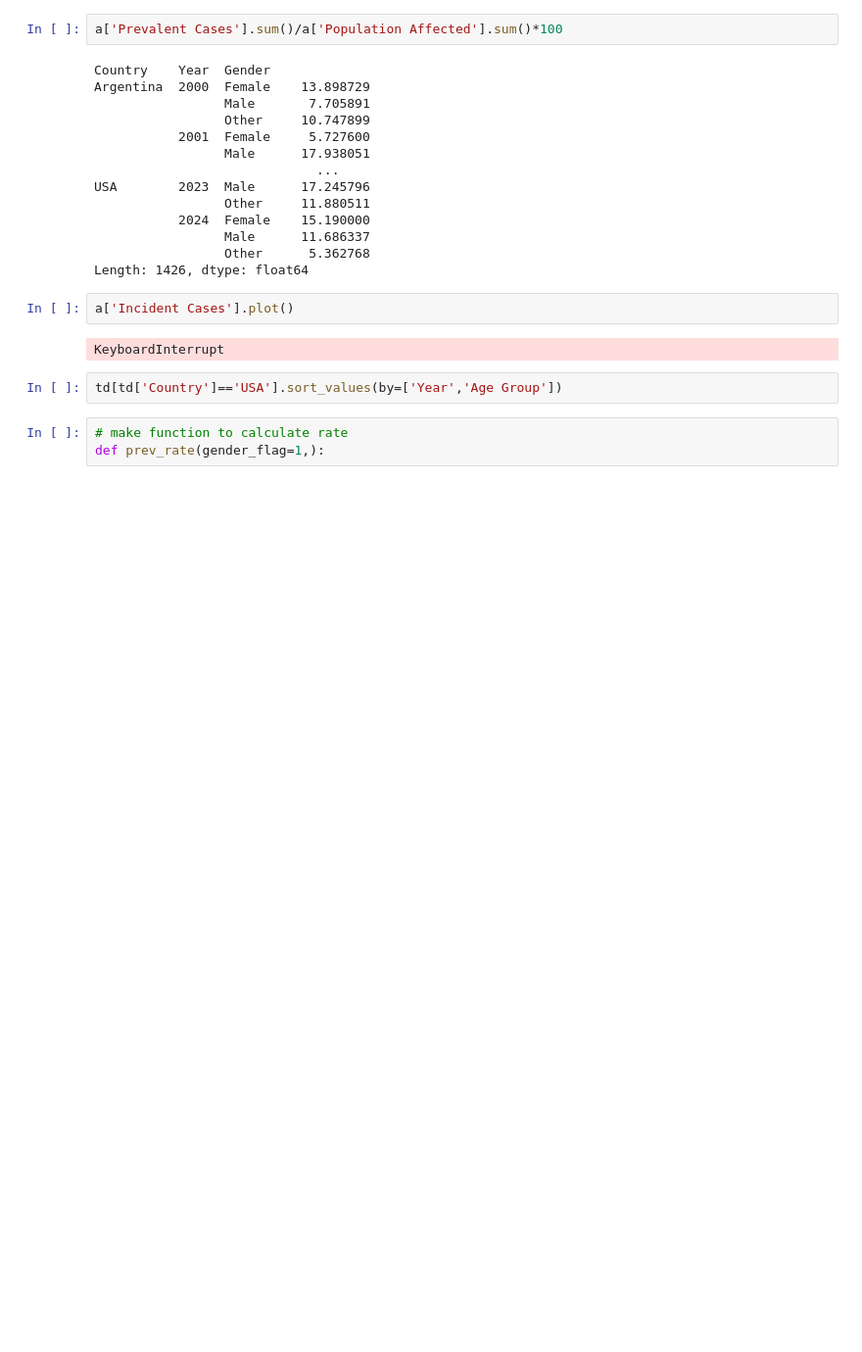
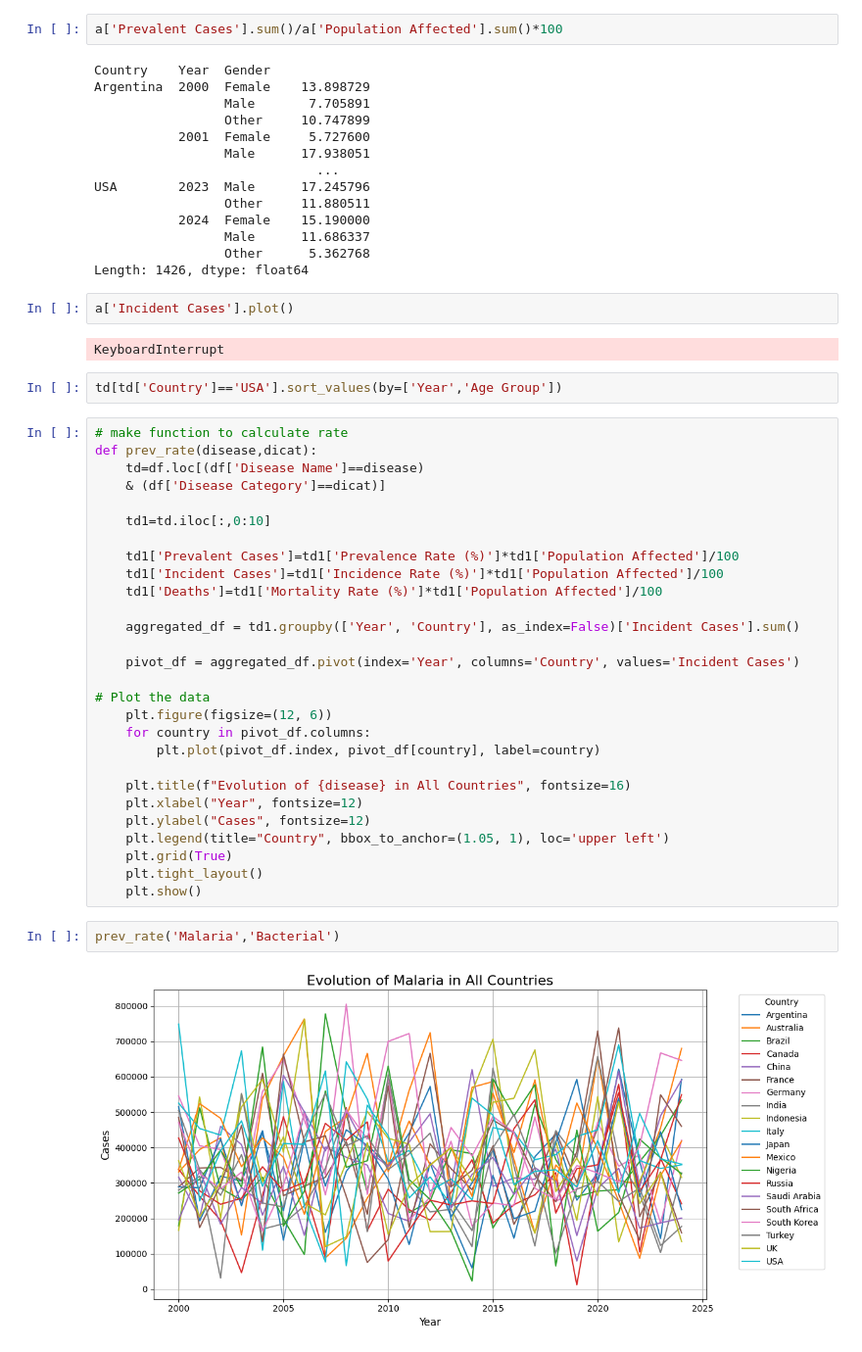
Before and after one commit to jojoroy/diseasedata, a Jupyter notebook: data-analysis-on-global-health-statistics-dataset.ipynb, the cells around one changed output. Shown at 98% size. Drawn from its saved outputs; the diff is of its cells as text; blank space fills up the shorter version.

Commit message:
Kaggle Notebook | Data Analysis on Global Health Statistics Dataset | Version 4 function made

```diff
--- a/data-analysis-on-global-health-statistics-dataset.ipynb
+++ b/data-analysis-on-global-health-statistics-dataset.ipynb
@@ -234,6 +234,35 @@ a['Incident Cases'].plot()
 KeyboardInterrupt
 # %%
 td[td['Country']=='USA'].sort_values(by=['Year','Age Group'])
-# %%
-# make function to calculate rate
-def prev_rate(gender_flag=1,):
+# %%
+# make function to calculate rate
+def prev_rate(disease,dicat):
+    td=df.loc[(df['Disease Name']==disease)
+    & (df['Disease Category']==dicat)]
+
+    td1=td.iloc[:,0:10]
+
+    td1['Prevalent Cases']=td1['Prevalence Rate (%)']*td1['Population Affected']/100
+    td1['Incident Cases']=td1['Incidence Rate (%)']*td1['Population Affected']/100
+    td1['Deaths']=td1['Mortality Rate (%)']*td1['Population Affected']/100
+
+    aggregated_df = td1.groupby(['Year', 'Country'], as_index=False)['Incident Cases'].sum()
+
+    pivot_df = aggregated_df.pivot(index='Year', columns='Country', values='Incident Cases')
+
+# Plot the data
+    plt.figure(figsize=(12, 6))
+    for country in pivot_df.columns:
+        plt.plot(pivot_df.index, pivot_df[country], label=country)
+
+    plt.title(f"Evolution of {disease} in All Countries", fontsize=16)
+    plt.xlabel("Year", fontsize=12)
+    plt.ylabel("Cases", fontsize=12)
+    plt.legend(title="Country", bbox_to_anchor=(1.05, 1), loc='upper left')
+    plt.grid(True)
+    plt.tight_layout()
+    plt.show()
+# %%
+prev_rate('Malaria','Bacterial')
+# %% [output]
+[figure, added]
```
Also changed, not shown: parts of 2 cells of this notebook.
